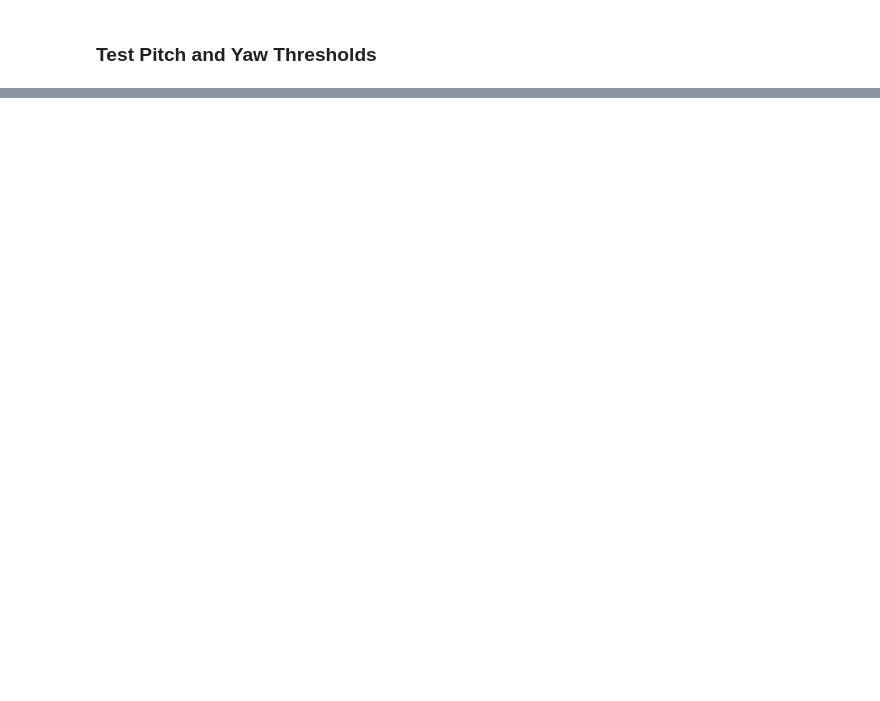
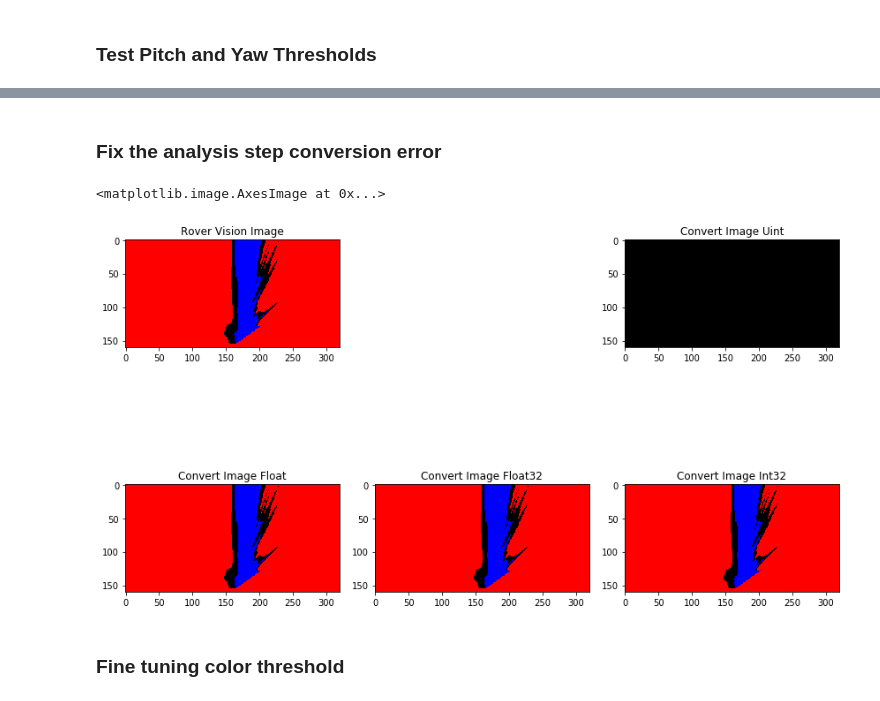
Before and after one commit to leberhard10/RoboND-Rover-Project, a Jupyter notebook: code/Rover_Test.ipynb, the cells around one changed output, grey strips where cells are left out. Saved outputs shown, nothing was run; the diff lists cells and outputs as text; code cells hidden in the pictures; blank space fills up the shorter version.

```diff
--- a/code/Rover_Test.ipynb
+++ b/code/Rover_Test.ipynb
@@ -308,0 +311,47 @@ plt.imshow(Rover.vision_image, cmap='gray')
+# %% [markdown]
+### Fix the analysis step conversion error
+# %%
+import perception
+from io import BytesIO, StringIO
+import base64
+
+fig = plt.figure(figsize=(12,9))
+plt.subplot(2,3,1)
+plt.tight_layout()
+plt.title("Rover Vision Image")
+plt.imshow(Rover.vision_image, cmap='gray')
+
+plt.subplot(2,3,2)
+plt.tight_layout()
+plt.title("Vision Image Upload")
+pil_img = Image.fromarray(Rover.vision_image.astype(np.uint8))
+plt.imshow(pil_img, cmap='gray')
+
+plt.subplot(2,3,3)
+plt.tight_layout()
+plt.title("Convert Image Uint")
+plt.imshow(Rover.vision_image.astype(np.uint8), cmap='gray')
+
+plt.subplot(2,3,4)
+plt.tight_layout()
+plt.title("Convert Image Float")
+plt.imshow(Rover.vision_image.astype(np.float), cmap='gray')
+
+#using parameter astype(np.uint8, casting='safe') returned an error that float 64 can't be converted to uint8
+plt.subplot(2,3,5)
+plt.tight_layout()
+plt.title("Convert Image Float32")
+newdata = Rover.vision_image.astype(np.float32)
+plt.imshow(newdata, cmap='gray')
+
+plt.subplot(2,3,6)
+plt.tight_layout()
+plt.title("Convert Image Int32")
+newdata = 255 * Rover.vision_image
+newdata = newdata.astype(np.uint8)
+plt.imshow(newdata, cmap='gray')
+# %% [output]
+<matplotlib.image.AxesImage at 0x...>
+[figure, added]
+# %% [markdown]
+### Fine tuning color threshold
```
Also changed, not shown: parts of 5 cells of this notebook, 5 other files.
